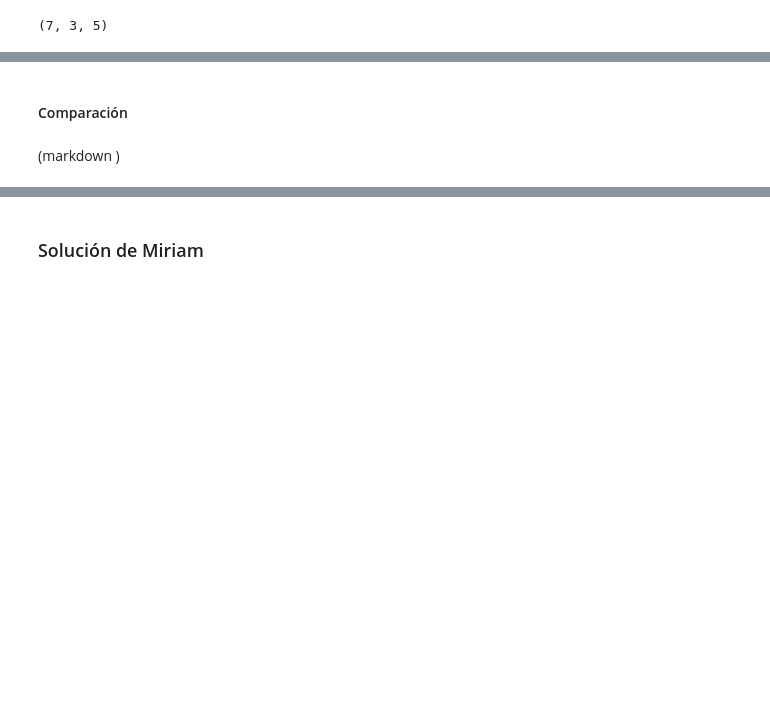
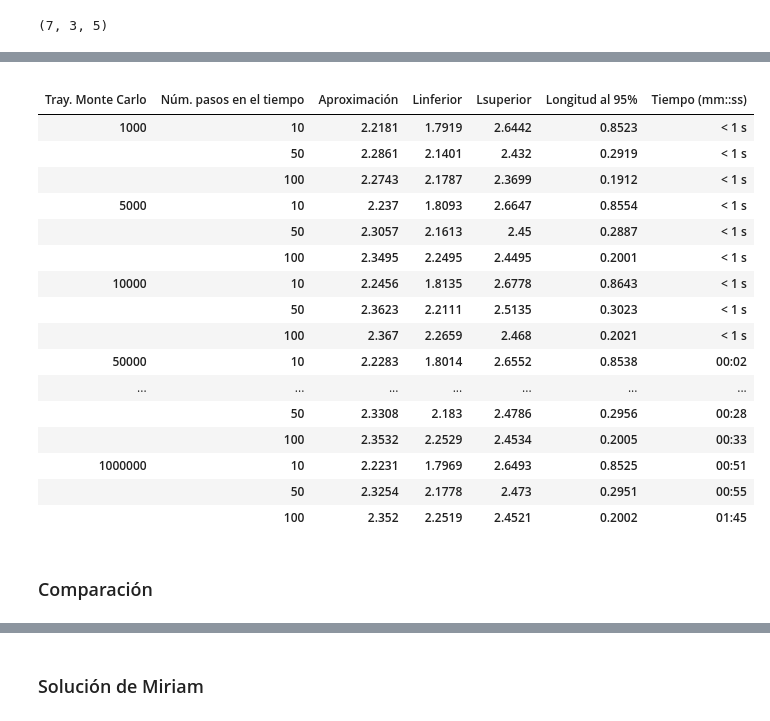
Before and after one commit to Miriam1999/Tarea10_MFlores_MERosas, a Jupyter notebook: Tarea10_MFlores_MERosas.ipynb, the cells around one changed output, grey strips where cells are left out. Saved outputs shown, nothing was run; the diff lists cells and outputs as text; code cells hidden in the pictures; blank space fills up the shorter version.

```diff
--- a/Tarea10_MFlores_MERosas.ipynb
+++ b/Tarea10_MFlores_MERosas.ipynb
@@ -277,13 +315,31 @@ put.shape
 # %%
 ###Se genera la tabla de simulaciones para el tipo put
 pd.set_option("display.max_rows", None, "display.max_columns", None)###Permite que se visualice toda la tabla en el jupyter
 NbTrajidx =[i for i in NbTraj for _ in (0, 1, 2)]###Se genera un indice para las trayectorias
 results = np.array(list(map(lambda i: put[:,:,i].flatten(),range(5))))### Se separan los resultados
 arrays = [NbTrajidx,NbStep*7,results[0],results[1],results[2],results[3],results[4]]###Se agregan los resultados a los indices
 index = pd.MultiIndex.from_arrays(arrays, names=('Tray. Monte Carlo', 'Núm. pasos en el tiempo','Aproximación','Linferior'
                                                 ,'Lsuperior','Longitud al 95%','Tiempo (mm::ss)'))###Se genera el multiIndex
-pd.DataFrame(index=index)###Se convierte a DataFrame el MultiIndex
+report = pd.DataFrame(index=index)###Se convierte a DataFrame el MultiIndex
+report
+# %% [output]
+|  |  |  |  |  |  |  |
+| Tray. Monte Carlo | Núm. pasos en el tiempo | Aproximación | Linferior | Lsuperior | Longitud al 95% | Tiempo (mm::ss) |
+| 1000 | 10 | 2.2181 | 1.7919 | 2.6442 | 0.8523 | < 1 s |
+|  | 50 | 2.2861 | 2.1401 | 2.432 | 0.2919 | < 1 s |
+|  | 100 | 2.2743 | 2.1787 | 2.3699 | 0.1912 | < 1 s |
+| 5000 | 10 | 2.237 | 1.8093 | 2.6647 | 0.8554 | < 1 s |
+|  | 50 | 2.3057 | 2.1613 | 2.45 | 0.2887 | < 1 s |
+|  | 100 | 2.3495 | 2.2495 | 2.4495 | 0.2001 | < 1 s |
+| 10000 | 10 | 2.2456 | 1.8135 | 2.6778 | 0.8643 | < 1 s |
+|  | 50 | 2.3623 | 2.2111 | 2.5135 | 0.3023 | < 1 s |
+|  | 100 | 2.367 | 2.2659 | 2.468 | 0.2021 | < 1 s |
+| 50000 | 10 | 2.2283 | 1.8014 | 2.6552 | 0.8538 | 00:02 |
+| ... | ... | ... | ... | ... | ... | ... |
+|  | 50 | 2.3308 | 2.183 | 2.4786 | 0.2956 | 00:28 |
+|  | 100 | 2.3532 | 2.2529 | 2.4534 | 0.2005 | 00:33 |
+| 1000000 | 10 | 2.2231 | 1.7969 | 2.6493 | 0.8525 | 00:51 |
+|  | 50 | 2.3254 | 2.1778 | 2.473 | 0.2951 | 00:55 |
+|  | 100 | 2.352 | 2.2519 | 2.4521 | 0.2002 | 01:45 |
 # %% [markdown]
-#### Comparación
+### Comparación
-# %% [markdown]
-(markdown )
```
Also changed, not shown: parts of 20 cells of this notebook.
